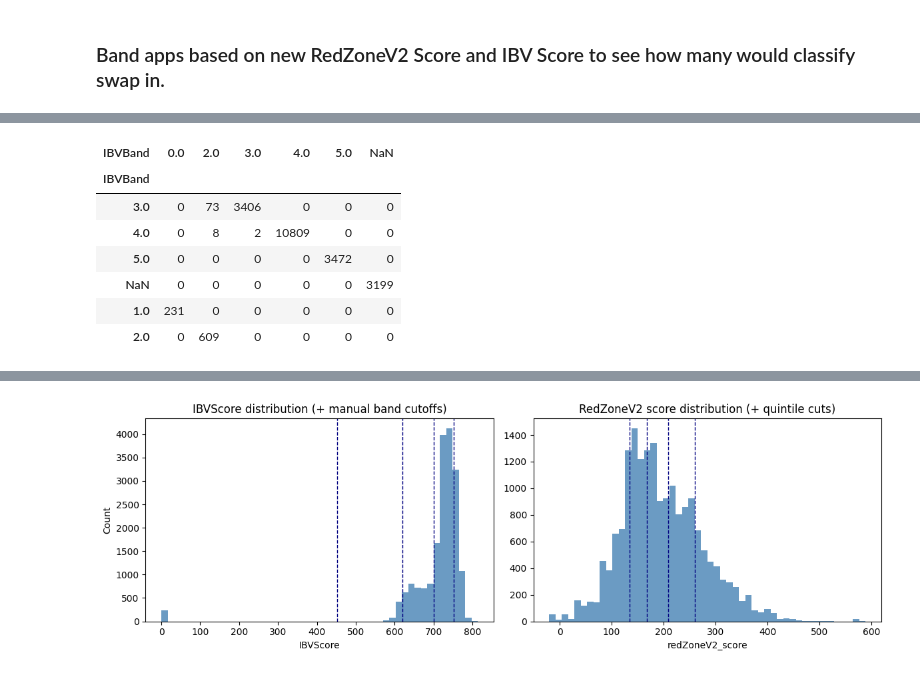
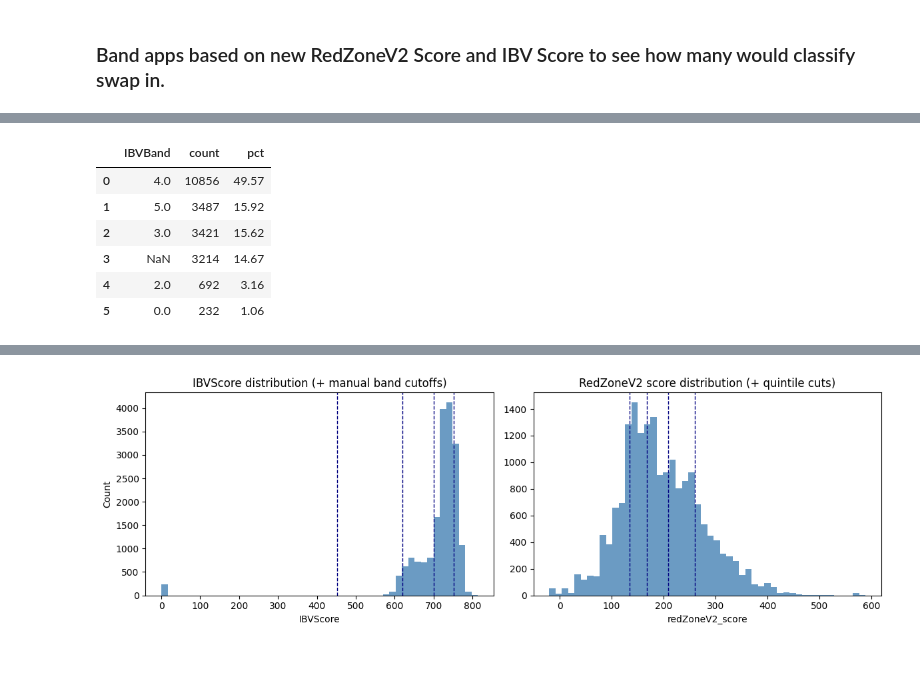
Before and after one commit to Junchen-concord/loonie_bankuity_rerun, a Jupyter notebook: notebooks/rerun_analysis_V2.ipynb, the cells around one changed output, grey strips where cells are left out. Cells and saved outputs as stored; diff of their text form; code cells hidden in the pictures.

```diff
--- a/notebooks/rerun_analysis_V2.ipynb
+++ b/notebooks/rerun_analysis_V2.ipynb
@@ -600,15 +602,22 @@ IBVBand
 Name: count, dtype: int64
-# %%
-# compare manual band vs existing IBVBand (only where both are non-null)
-cmp = manual_band.dropna(subset=["IBVBand", "IBVBand"])  # keep as-is; next line uses the real cols
-
-pd.crosstab(manual_band["IBVBand"], df_perf_merged["IBVBand"], dropna=False)
-# %% [output]
-| IBVBand | 0.0 | 2.0 | 3.0 | 4.0 | 5.0 | NaN |
-| IBVBand |  |  |  |  |  |  |
-| 3.0 | 0 | 73 | 3406 | 0 | 0 | 0 |
-| 4.0 | 0 | 8 | 2 | 10809 | 0 | 0 |
-| 5.0 | 0 | 0 | 0 | 0 | 3472 | 0 |
-| NaN | 0 | 0 | 0 | 0 | 0 | 3199 |
-| 1.0 | 231 | 0 | 0 | 0 | 0 | 0 |
-| 2.0 | 0 | 609 | 0 | 0 | 0 | 0 |
+# %%
+# summary table for existing IBVBand (count + pct, keep NA)
+ibvband_summary = (
+    df_perf_merged["IBVBand"]
+    .value_counts(dropna=False)
+    .rename("count")
+    .to_frame()
+    .assign(pct=lambda x: (x["count"] / x["count"].sum() * 100).round(2))
+    .reset_index()
+    .rename(columns={"index": "IBVBand"})
+)
+
+ibvband_summary
+# %% [output]
+|  | IBVBand | count | pct |
+| 0 | 4.0 | 10856 | 49.57 |
+| 1 | 5.0 | 3487 | 15.92 |
+| 2 | 3.0 | 3421 | 15.62 |
+| 3 | NaN | 3214 | 14.67 |
+| 4 | 2.0 | 692 | 3.16 |
+| 5 | 0.0 | 232 | 1.06 |
```
Also changed, not shown: parts of 14 cells of this notebook, 1 other file.
